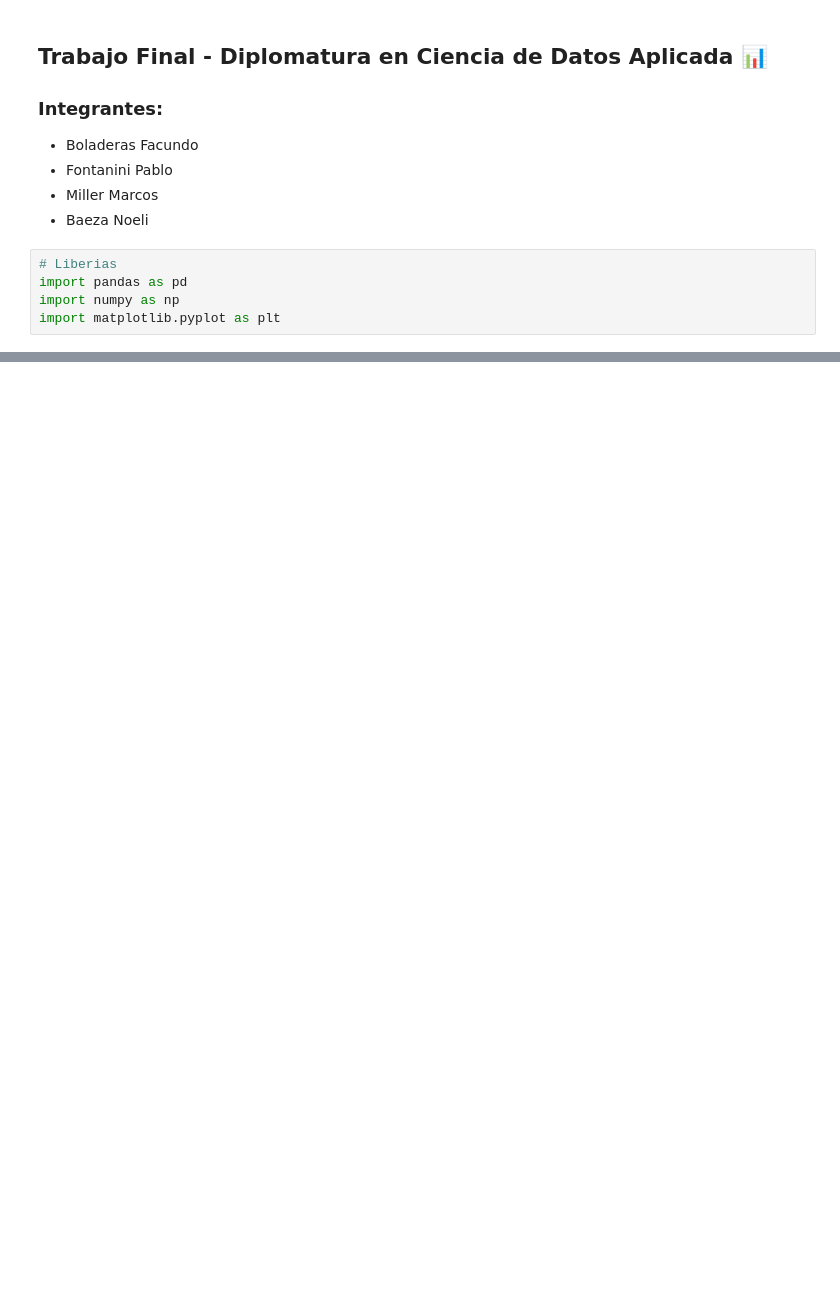
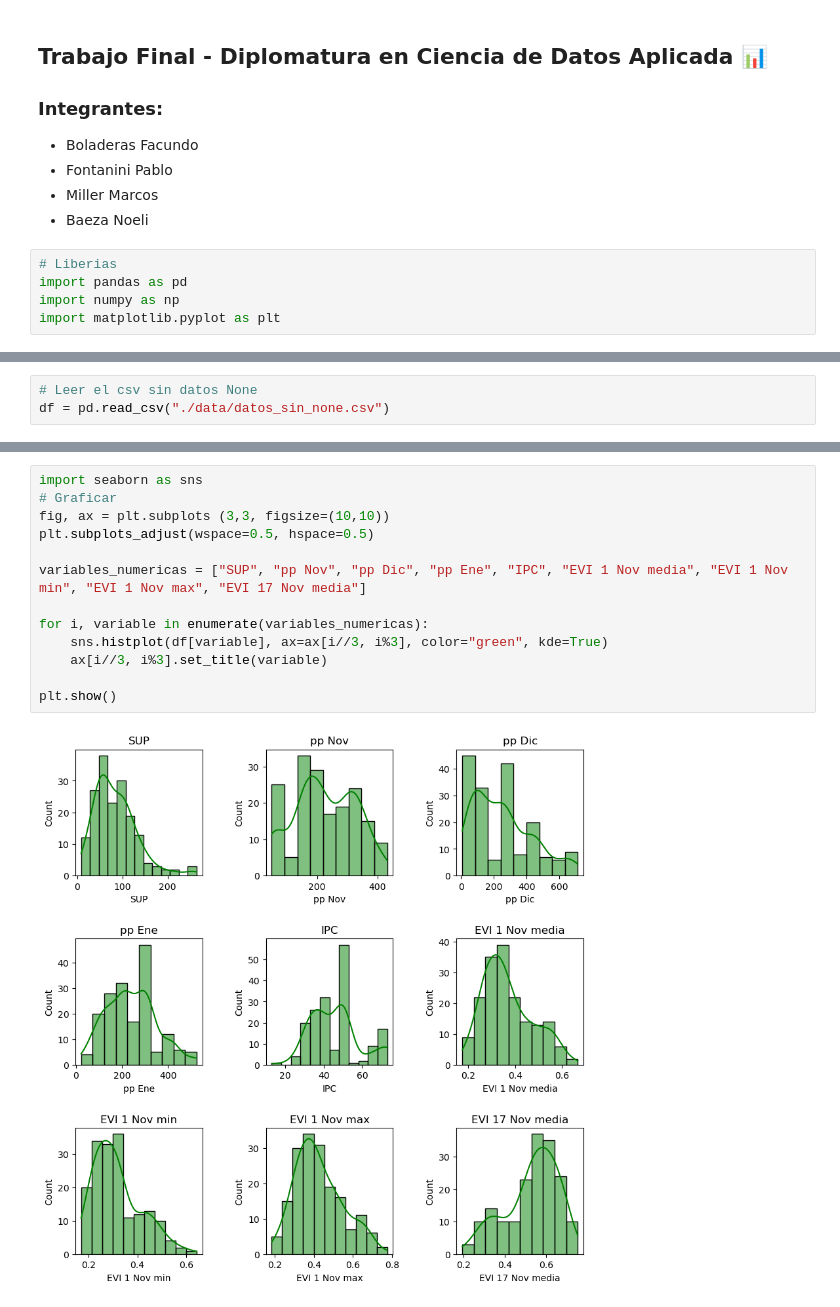
Before and after one commit to noelibaeza/FINAL_DIPLOMATURA, a Jupyter notebook: trabajo_final.ipynb, the cells around one changed output, grey strips where cells are left out. Drawn from its saved outputs; the diff is of its cells as text; blank space fills up the shorter version.

```diff
--- a/trabajo_final.ipynb
+++ b/trabajo_final.ipynb
@@ -37,0 +148,3 @@ df.dtypes
+# %%
+# Leer el csv sin datos None
+df = pd.read_csv("./data/datos_sin_none.csv")
@@ -37,0 +196,15 @@ df.dtypes
+# %%
+import seaborn as sns
+# Graficar
+fig, ax = plt.subplots (3,3, figsize=(10,10))
+plt.subplots_adjust(wspace=0.5, hspace=0.5)
+
+variables_numericas = ["SUP", "pp Nov", "pp Dic", "pp Ene", "IPC", "EVI 1 Nov media", "EVI 1 Nov min", "EVI 1 Nov max", "EVI 17 Nov media"]
+
+for i, variable in enumerate(variables_numericas):
+    sns.histplot(df[variable], ax=ax[i//3, i%3], color="green", kde=True)
+    ax[i//3, i%3].set_title(variable)
+
+plt.show()
+# %% [output]
+[figure, added]
```
Also changed, not shown: parts of 33 cells of this notebook, 3 other files.
